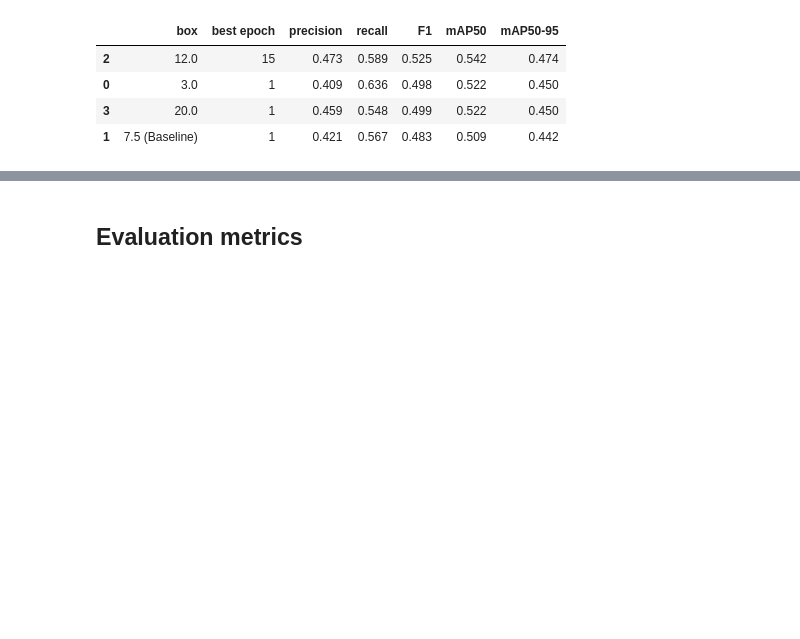
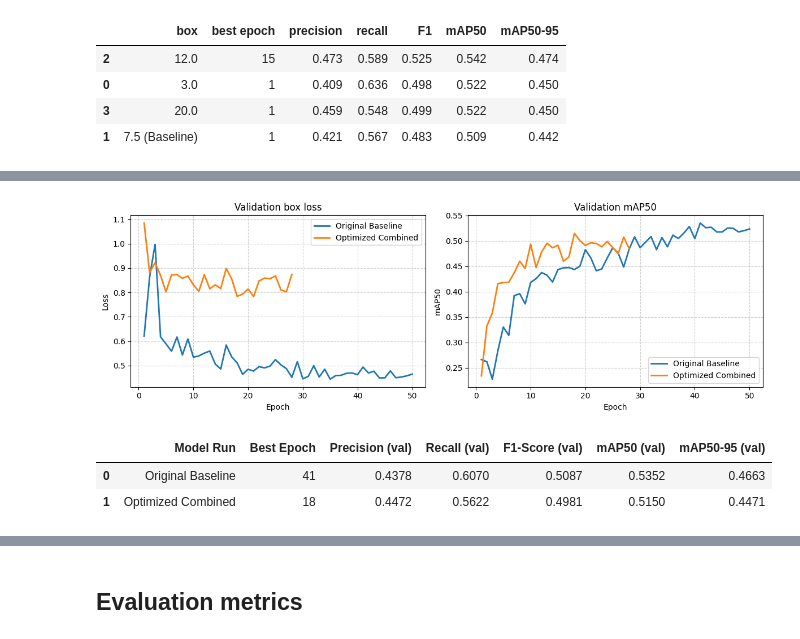
Before and after one commit to yeugeneu/IAT360-CV-13-Cloud-Type-Classifier, a Jupyter notebook: Cloud_type_detection.ipynb, the cells around one changed output, grey strips where cells are left out. Cells and saved outputs as stored; diff of their text form; code cells hidden in the pictures; blank space fills up the shorter version.

```diff
--- a/Cloud_type_detection.ipynb
+++ b/Cloud_type_detection.ipynb
@@ -748,0 +954,76 @@ coarse_box
+# %%
+import pandas as pd
+import matplotlib.pyplot as plt
+import os
+
+# Paths to the results
+baseline_path = "/content/drive/MyDrive/IAT 360/runs/cloud_baseline_result_yolov8s/results.csv"
+combined_path = "/content/drive/MyDrive/IAT 360/runs/final_combined_yolov8s/results.csv"
+
+# Check if files exist
+if not os.path.exists(baseline_path):
+    print(f"Error: Baseline results file not found at: {baseline_path}")
+elif not os.path.exists(combined_path):
+    print(f"Error: Final combined model results file not found at: {combined_path}")
+else:
+    # Load datasets
+    df_base = pd.read_csv(baseline_path)
+    df_comb = pd.read_csv(combined_path)
+
+    # Clean headers
+    df_base.columns = df_base.columns.str.strip()
+    df_comb.columns = df_comb.columns.str.strip()
+
+    # Extract best metrics according to validation mAP50
+    best_base = df_base.loc[df_base["metrics/mAP50(B)"].idxmax()]
+    best_comb = df_comb.loc[df_comb["metrics/mAP50(B)"].idxmax()]
+
+    # Create a summary DataFrame
+    summary_data = []
+    for label, best_row in [("Original Baseline", best_base), ("Optimized Combined", best_comb)]:
+        p = best_row["metrics/precision(B)"]
+        r = best_row["metrics/recall(B)"]
+        f1 = 2 * p * r / (p + r + 1e-9)
+        summary_data.append({
+            "Model Run": label,
+            "Best Epoch": int(best_row["epoch"]),
+            "Precision (val)": round(p, 4),
+            "Recall (val)": round(r, 4),
+            "F1-Score (val)": round(f1, 4),
+            "mAP50 (val)": round(best_row["metrics/mAP50(B)"], 4),
+            "mAP50-95 (val)": round(best_row["metrics/mAP50-95(B)"], 4)
+        })
+
+    df_comparison = pd.DataFrame(summary_data)
+
+    # Setup side-by-side plots for Loss and mAP50
+    fig, axes = plt.subplots(1, 2, figsize=(12, 4))
+
+    # Plot 1: Validation Box Loss Curves
+    axes[0].plot(df_base["epoch"], df_base["val/box_loss"], label="Original Baseline", color="tab:blue", linewidth=2)
+    axes[0].plot(df_comb["epoch"], df_comb["val/box_loss"], label="Optimized Combined", color="tab:orange", linewidth=2)
+    axes[0].set_title("Validation box loss")
+    axes[0].set_xlabel("Epoch")
+    axes[0].set_ylabel("Loss")
+    axes[0].grid(True, linestyle="--", alpha=0.6)
+    axes[0].legend()
+
+    # Plot 2: Validation mAP50 Curves
+    axes[1].plot(df_base["epoch"], df_base["metrics/mAP50(B)"], label="Original Baseline", color="tab:blue", linewidth=2)
+    axes[1].plot(df_comb["epoch"], df_comb["metrics/mAP50(B)"], label="Optimized Combined", color="tab:orange", linewidth=2)
+    axes[1].set_title("Validation mAP50")
+    axes[1].set_xlabel("Epoch")
+    axes[1].set_ylabel("mAP50")
+    axes[1].grid(True, linestyle="--", alpha=0.6)
+    axes[1].legend()
+
+    plt.tight_layout()
+    plt.show()
+
+    # Display comparison summary
+    display(df_comparison)
+# %% [output]
+[figure, added]
+|  | Model Run | Best Epoch | Precision (val) | Recall (val) | F1-Score (val) | mAP50 (val) | mAP50-95 (val) |
+| 0 | Original Baseline | 41 | 0.4378 | 0.6070 | 0.5087 | 0.5352 | 0.4663 |
+| 1 | Optimized Combined | 18 | 0.4472 | 0.5622 | 0.4981 | 0.5150 | 0.4471 |
```
Also changed, not shown: parts of 13 cells of this notebook.
